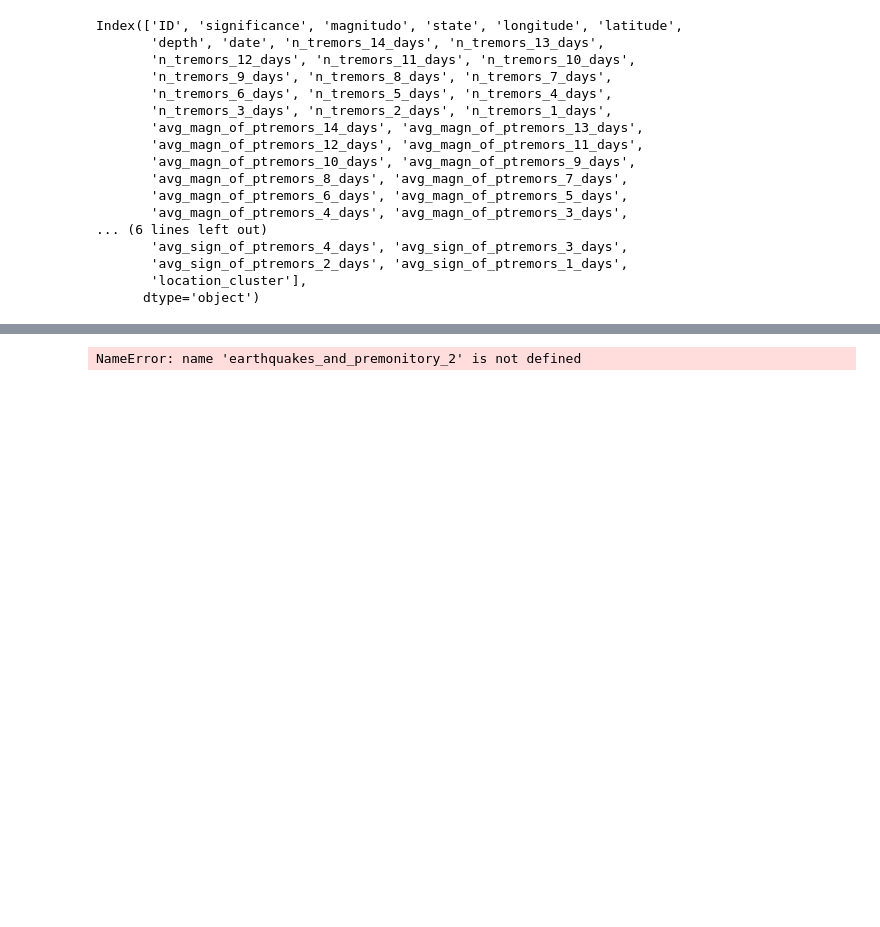
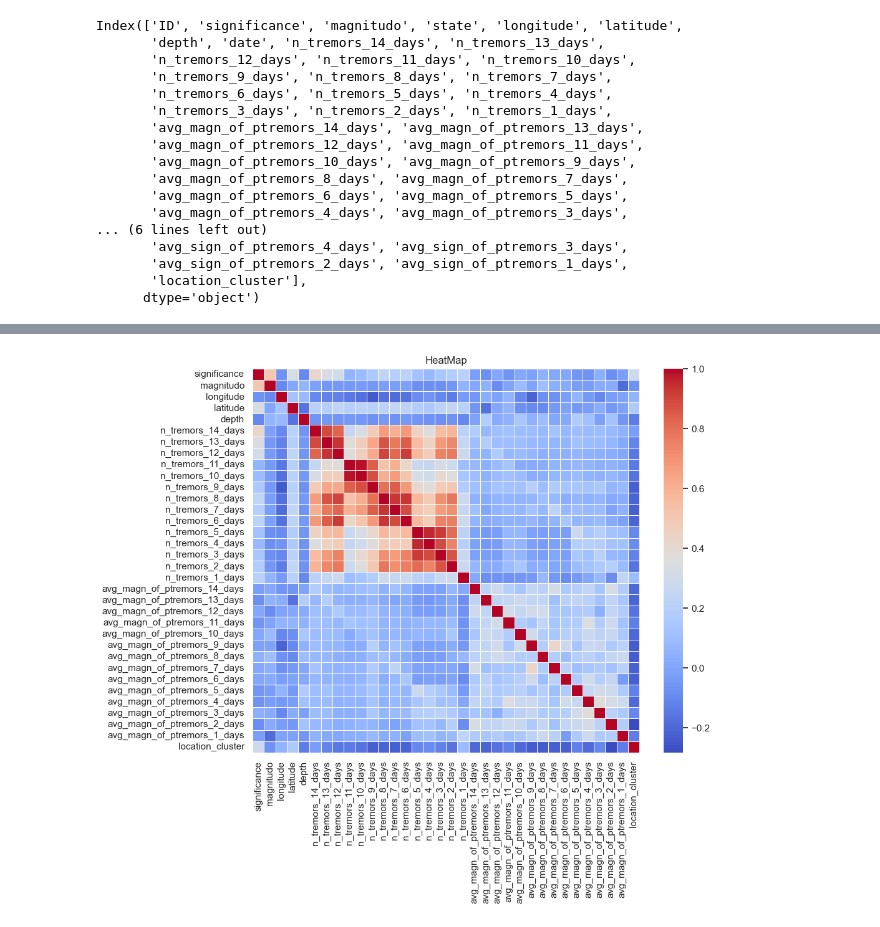
Before and after one commit to DiegoMZD/Earthquakes, a Jupyter notebook: jupyter_notebooks/Premonitory.ipynb, the cells around one changed output, grey strips where cells are left out. Cells and saved outputs as stored; diff of their text form; code cells hidden in the pictures; blank space fills up the shorter version.

```diff
--- a/jupyter_notebooks/Premonitory.ipynb
+++ b/jupyter_notebooks/Premonitory.ipynb
@@ -153,50 +112,0 @@ from sklearn.linear_model import LinearRegression
-# %%
-x1_data = earthquakes_and_premonitory_2["Number_of_Tremors_1days"]
-x3_data = earthquakes_and_premonitory_2["Number_of_Tremors_3days"]
-x5_data = earthquakes_and_premonitory_2["Number_of_Tremors_5days"]
-x7_data = earthquakes_and_premonitory_2["Number_of_Tremors_7days"]
-y_data = earthquakes_and_premonitory_2["magnitudo"]
-
-plt.figure(figsize=(10, 6))
-
-# Subgráfico 1
-plt.subplot(2, 2, 1)
-plt.scatter(x1_data, y_data)
-m1, b1 = np.polyfit(x1_data, y_data, 1)
-plt.plot(x1_data, m1 * np.array(x1_data) + b1, color='red')
-plt.title('Gráfico 1')
-plt.xlabel('Eje X1')
-plt.ylabel('Eje Y1')
-
-# Subgráfico 2
-plt.subplot(2, 2, 2)
-plt.scatter(x3_data, y_data)
-m3, b3 = np.polyfit(x3_data, y_data, 1)
-plt.plot(x3_data, m3 * np.array(x3_data) + b3, color='red')
-plt.title('Gráfico 2')
-plt.xlabel('Eje X2')
-plt.ylabel('Eje Y2')
-
-# Subgráfico 3
-plt.subplot(2, 2, 3)
-plt.scatter(x5_data, y_data)
-m5, b5 = np.polyfit(x5_data, y_data, 1)
-plt.plot(x5_data, m5 * np.array(x5_data) + b5, color='red')
-plt.title('Gráfico 3')
-plt.xlabel('Eje X3')
-plt.ylabel('Eje Y3')
-
-# Subgráfico 4
-plt.subplot(2, 2, 4)
-plt.scatter(x7_data, y_data)
-m7, b7 = np.polyfit(x7_data, y_data, 1)
-plt.plot(x7_data, m7 * np.array(x7_data) + b7, color='red')
-plt.title('Gráfico 4')
-plt.xlabel('Eje X4')
-plt.ylabel('Eje Y4')
-
-# Ajustar diseño y mostrar la figura
-plt.tight_layout()
-plt.show()
-# %% [output]
-NameError: name 'earthquakes_and_premonitory_2' is not defined
@@ -251,13 +113,19 @@ plt.show()
 # %%
-correlation_matrix = earthquakes_and_premonitory_2.drop(columns = ['date','state']).corr()
-sns.set(style="whitegrid")  # Configuración del estilo del gráfico
-plt.figure(figsize=(10, 8))  # Tamaño de la figura
+correlation_matrix = premonitory_full.drop(columns = ['date','state','ID','avg_sign_of_ptremors_14_days', 'avg_sign_of_ptremors_13_days',
+       'avg_sign_of_ptremors_12_days', 'avg_sign_of_ptremors_11_days',
+       'avg_sign_of_ptremors_10_days', 'avg_sign_of_ptremors_9_days',
+       'avg_sign_of_ptremors_8_days', 'avg_sign_of_ptremors_7_days',
+       'avg_sign_of_ptremors_6_days', 'avg_sign_of_ptremors_5_days',
+       'avg_sign_of_ptremors_4_days', 'avg_sign_of_ptremors_3_days',
+       'avg_sign_of_ptremors_2_days', 'avg_sign_of_ptremors_1_days']).corr()
+sns.set(style="whitegrid")
+plt.figure(figsize=(10, 8))
 
-# Crear el heatmap con Seaborn
-sns.heatmap(correlation_matrix, annot=True, cmap='coolwarm', fmt=".2f", linewidths=.5)
+sns.heatmap(correlation_matrix, annot=False, cmap='coolwarm', fmt=".2f", linewidths=.5)
 
-# Añadir título
-plt.title('Matriz de Correlación')
+plt.title('HeatMap')
 
 # Mostrar el gráfico
 plt.show()
+# %% [output]
+[figure, added]
```
Also changed, not shown: parts of 12 cells of this notebook, 1 other file.
